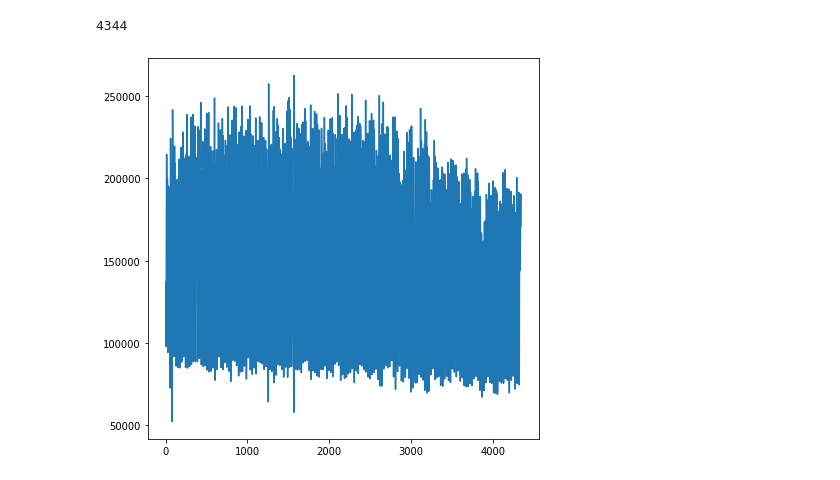
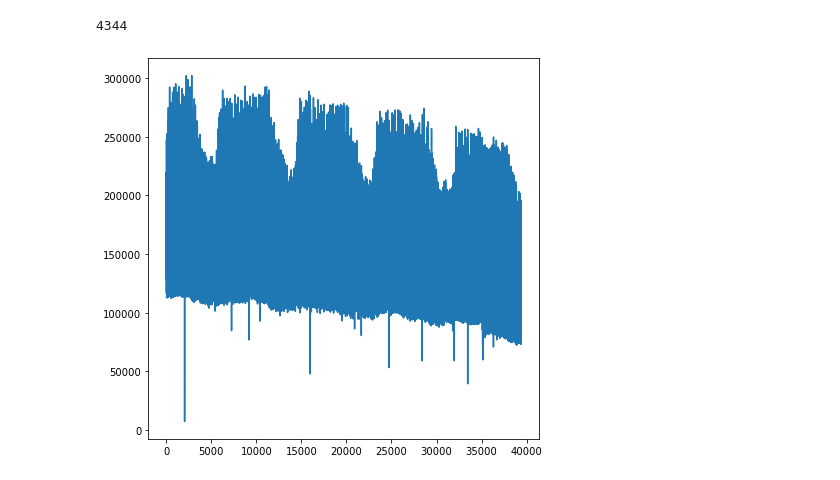
Before and after one commit to 0dminnimda/NTO_bigdata_2022_final, a Jupyter notebook: Baseline.ipynb, the cells around one changed output. Drawn from its saved outputs; the diff is of its cells as text; code cells hidden in the pictures.

```diff
--- a/Baseline.ipynb
+++ b/Baseline.ipynb
@@ -203,9 +206,10 @@ plt.plot(train["total"])
 # %%
 values = train["total"]
+
 periods = ["24*365", "12", "24", "24*7*4", "24*365//4", "24*365//2"]
-old_seasonals = {n: [] for n in periods}
+old_seasonals = {n: [] for n in periods*20}
 
-for period in periods*20:# + periods[::-1] + periods:
+for period in periods:# + periods[::-1] + periods:
     print(period)
     decomposed = my_decompose(values, period)
 
@@ -330,7 +333,7 @@ train[-to_predict+1:]
 train["year"] = [date.year for date in train["datetime"]]
 train["season"] = [date.month % 4 for date in train["datetime"]]
 train["month"] = [date.month for date in train["datetime"]]
-train["week_of_year"] = [date.isocalendar().week for date in train["datetime"]]
+train["week_of_year"] = [date.isocalendar()[1] for date in train["datetime"]]
 # train["week_of_month"] = [(date.day + date.replace(day=1).weekday() - 1)//7 for date in train["datetime"]]
 train["is_weekend"] = [int(date.weekday() >= 5) for date in train["datetime"]]
 train["weekday"] = [date.weekday() for date in train["datetime"]]
@@ -612,0 +596,7 @@ array([1.5260469, 1.4036446, 1.531194 , ..., 1.2395378, 1.1286485,
+# %%
+from statsmodels.tsa.ar_model import AutoReg
+
+autoReg = AutoReg(noise, lags = [12, 168, 8760]).fit()
+answer = autoReg.predict(start=35064, end=(35064+4344-1), dynamic=False)
+plt.plot(answer)
+plt.show()
@@ -613,5 +606,5 @@ array([1.5260469, 1.4036446, 1.531194 , ..., 1.2395378, 1.1286485,
 # %%
-end_prediction = answer + extended[-4344:]
+end_prediction =extended[-4344:]+answer
 if not on_full_data:
     a = np.array(original_total)[len(X_test):]
     b = end_prediction[len(X_test):]
@@ -620,6 +613,7 @@ if not on_full_data:
     plt.show()
     plt.plot(b)
     plt.show()
+    print(np.mean(a - b))
     plt.plot(a - b)
     plt.show()
 # %%
@@ -627,7 +621,7 @@ to_predict
 # %% [output]
 4344
 # %%
-plt.plot(end_prediction[:])
+plt.plot(pd.concat([original_total, end_prediction]))
 plt.show()
 # %% [output]
-[figure, old version]
+[figure, new version]
```
Also changed, not shown: parts of 33 cells of this notebook.
